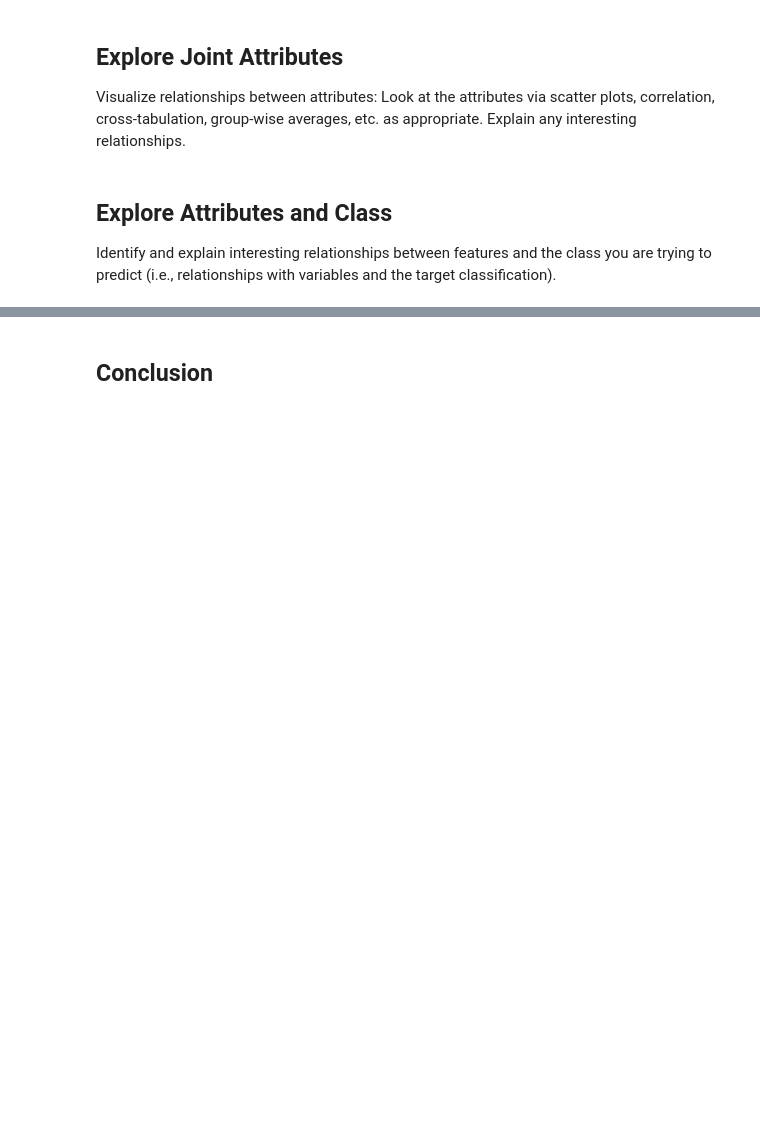
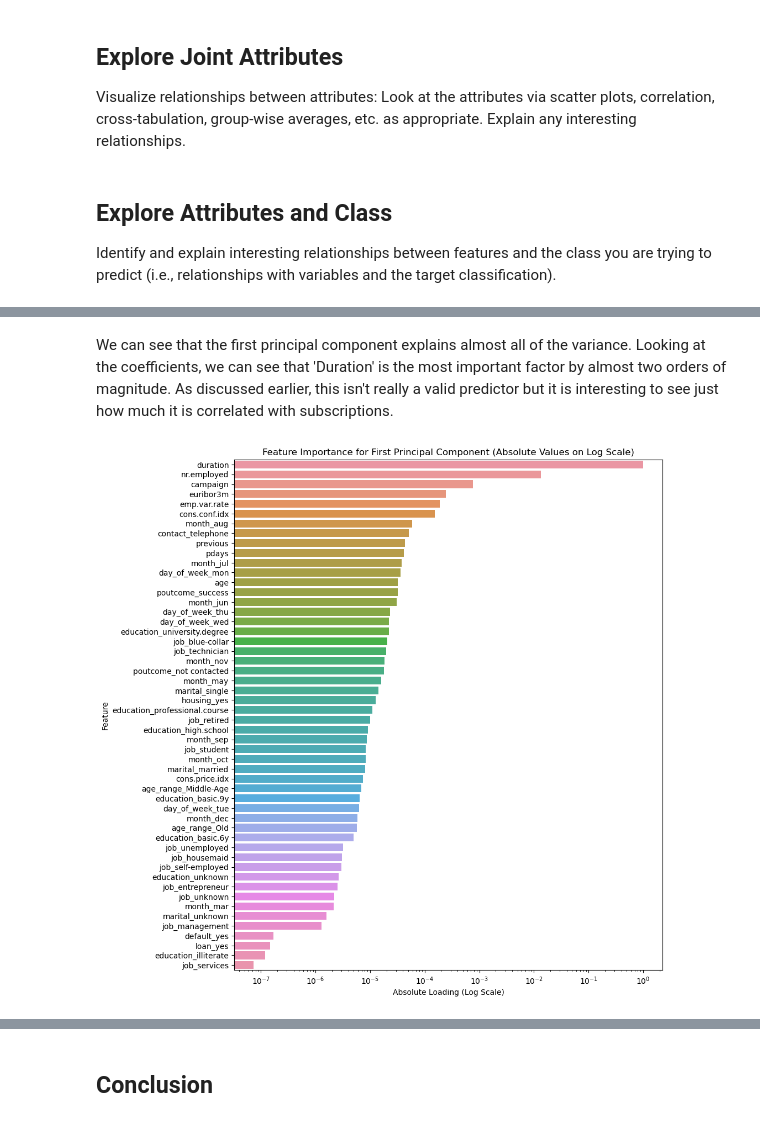
Before and after one commit to NickSager/DS7331_Projects, a Jupyter notebook: Lab01/Lab01.ipynb, the cells around one changed output, grey strips where cells are left out. Cells and saved outputs as stored; diff of their text form; code cells hidden in the pictures; blank space fills up the shorter version.

```diff
--- a/Lab01/Lab01.ipynb
+++ b/Lab01/Lab01.ipynb
@@ -387,0 +472,29 @@ PCA Here
+# %% [markdown]
+We can see that the first principal component explains almost all of the variance. Looking at the coefficients, we can see that 'Duration' is the most important factor by almost two orders of magnitude. As discussed earlier, this isn't really a valid predictor but it is interesting to see just how much it is correlated with subscriptions.
+# %%
+import seaborn as sns
+import matplotlib.pyplot as plt
+
+# Extract weights (loadings) for the first principal component
+loadings = pca.components_[0]
+
+# Create a DataFrame for the loadings
+feature_names = df_numeric.drop(columns=['y', 'y_num']).columns.tolist()
+df_loadings = pd.DataFrame({'feature': feature_names, 'loading': loadings})
+
+# Sort DataFrame by the absolute value of the loading for better visualization
+df_loadings['abs_loading'] = df_loadings['loading'].abs()
+df_loadings = df_loadings.sort_values(by='abs_loading', ascending=False)
+
+# Create a bar plot with a taller figure
+plt.figure(figsize=(10,12))  # Increase the height
+ax = sns.barplot(x='abs_loading', y='feature', data=df_loadings)
+ax.set_xscale('log')  # Set the x-axis to a logarithmic scale
+plt.title('Feature Importance for First Principal Component (Absolute Values on Log Scale)')
+plt.xlabel('Absolute Loading (Log Scale)')
+plt.ylabel('Feature')
+plt.show()
+
+# Extensive help with debugging: GPT-4
+# %% [output]
+[figure, added]
```
Also changed, not shown: parts of 14 cells of this notebook.
